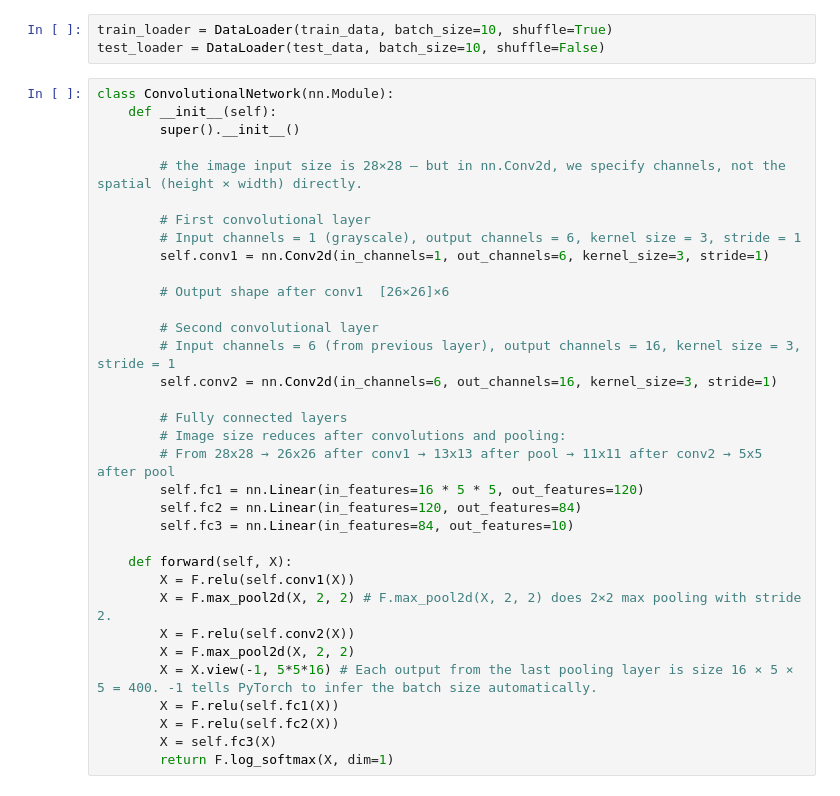
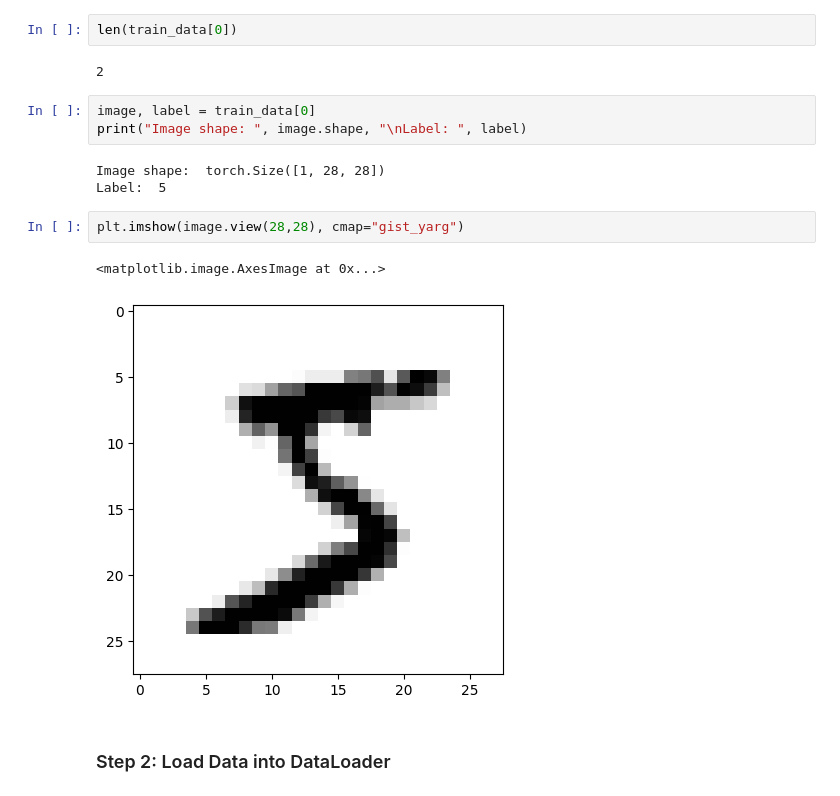
Before and after one commit to muichi-mon/MNIST, a Jupyter notebook: mnist_ann.ipynb, the cells around one changed output. Saved outputs shown, nothing was run; the diff lists cells and outputs as text.

```diff
--- a/mnist_ann.ipynb
+++ b/mnist_ann.ipynb
@@ -21,37 +44,17 @@ test_data = datasets.MNIST(root='../Data', train=False, download=True, transform
-# %%
-train_loader = DataLoader(train_data, batch_size=10, shuffle=True)
-test_loader = DataLoader(test_data, batch_size=10, shuffle=False)
-# %%
-class ConvolutionalNetwork(nn.Module):
-    def __init__(self):
-        super().__init__()
-
-        # the image input size is 28×28 — but in nn.Conv2d, we specify channels, not the spatial (height × width) directly.
-
-        # First convolutional layer
-        # Input channels = 1 (grayscale), output channels = 6, kernel size = 3, stride = 1
-        self.conv1 = nn.Conv2d(in_channels=1, out_channels=6, kernel_size=3, stride=1)
-
-        # Output shape after conv1	[26×26]×6
-
-        # Second convolutional layer
-        # Input channels = 6 (from previous layer), output channels = 16, kernel size = 3, stride = 1
-        self.conv2 = nn.Conv2d(in_channels=6, out_channels=16, kernel_size=3, stride=1)
-
-        # Fully connected layers
-        # Image size reduces after convolutions and pooling:
-        # From 28x28 → 26x26 after conv1 → 13x13 after pool → 11x11 after conv2 → 5x5 after pool
-        self.fc1 = nn.Linear(in_features=16 * 5 * 5, out_features=120)
-        self.fc2 = nn.Linear(in_features=120, out_features=84)
-        self.fc3 = nn.Linear(in_features=84, out_features=10)
-
-    def forward(self, X):
-        X = F.relu(self.conv1(X))
-        X = F.max_pool2d(X, 2, 2) # F.max_pool2d(X, 2, 2) does 2×2 max pooling with stride 2.
-        X = F.relu(self.conv2(X))
-        X = F.max_pool2d(X, 2, 2)
-        X = X.view(-1, 5*5*16) # Each output from the last pooling layer is size 16 × 5 × 5 = 400. -1 tells PyTorch to infer the batch size automatically.
-        X = F.relu(self.fc1(X))
-        X = F.relu(self.fc2(X))
-        X = self.fc3(X)
-        return F.log_softmax(X, dim=1)
+# %%
+len(train_data[0])
+# %% [output]
+2
+# %%
+image, label = train_data[0]
+print("Image shape: ", image.shape, "\nLabel: ", label)
+# %% [output]
+Image shape:  torch.Size([1, 28, 28])
+Label:  5
+# %%
+plt.imshow(image.view(28,28), cmap="gist_yarg")
+# %% [output]
+<matplotlib.image.AxesImage at 0x...>
+[figure, added]
+# %% [markdown]
+### Step 2: Load Data into DataLoader
```
Also changed, not shown: parts of 23 cells of this notebook.
